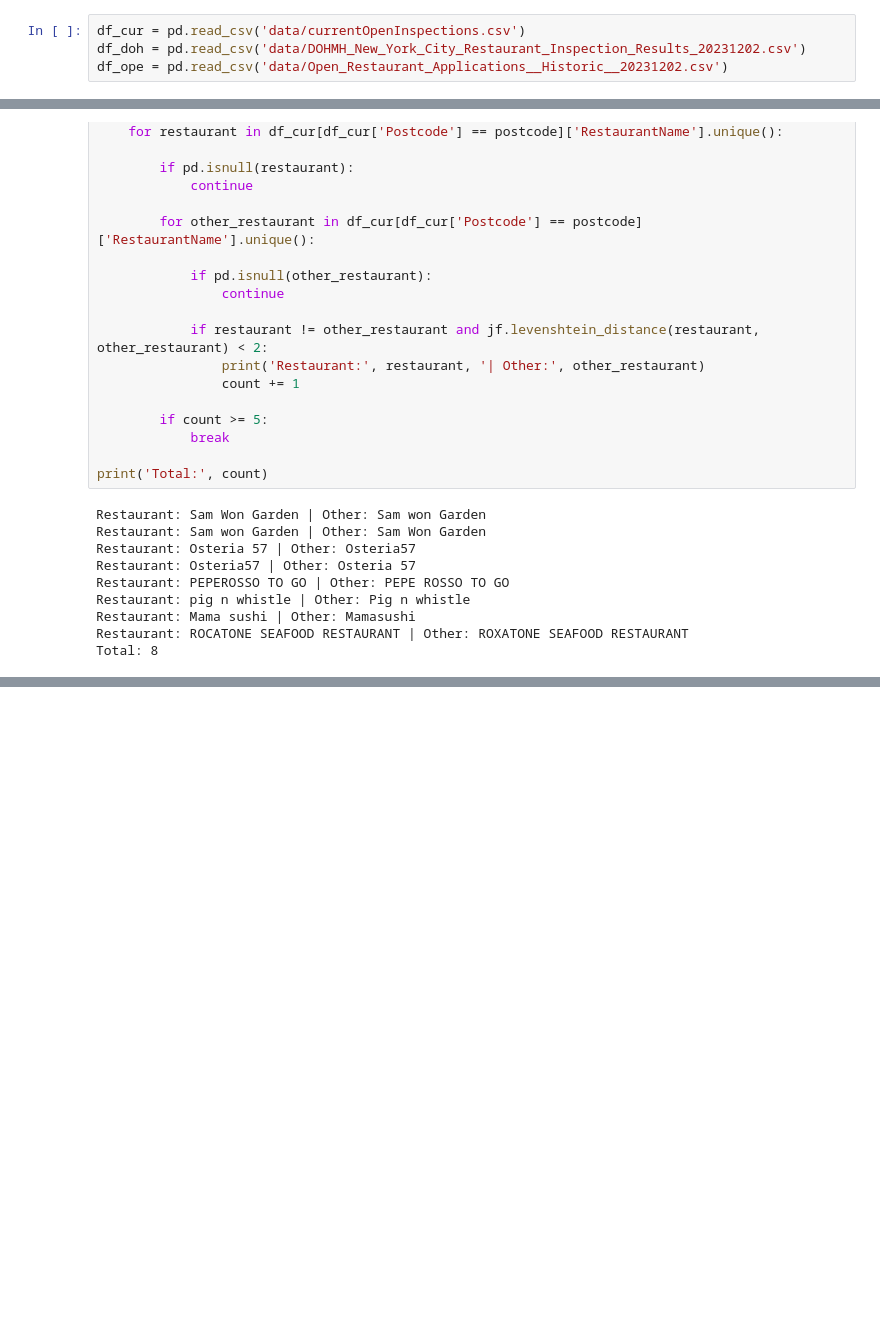
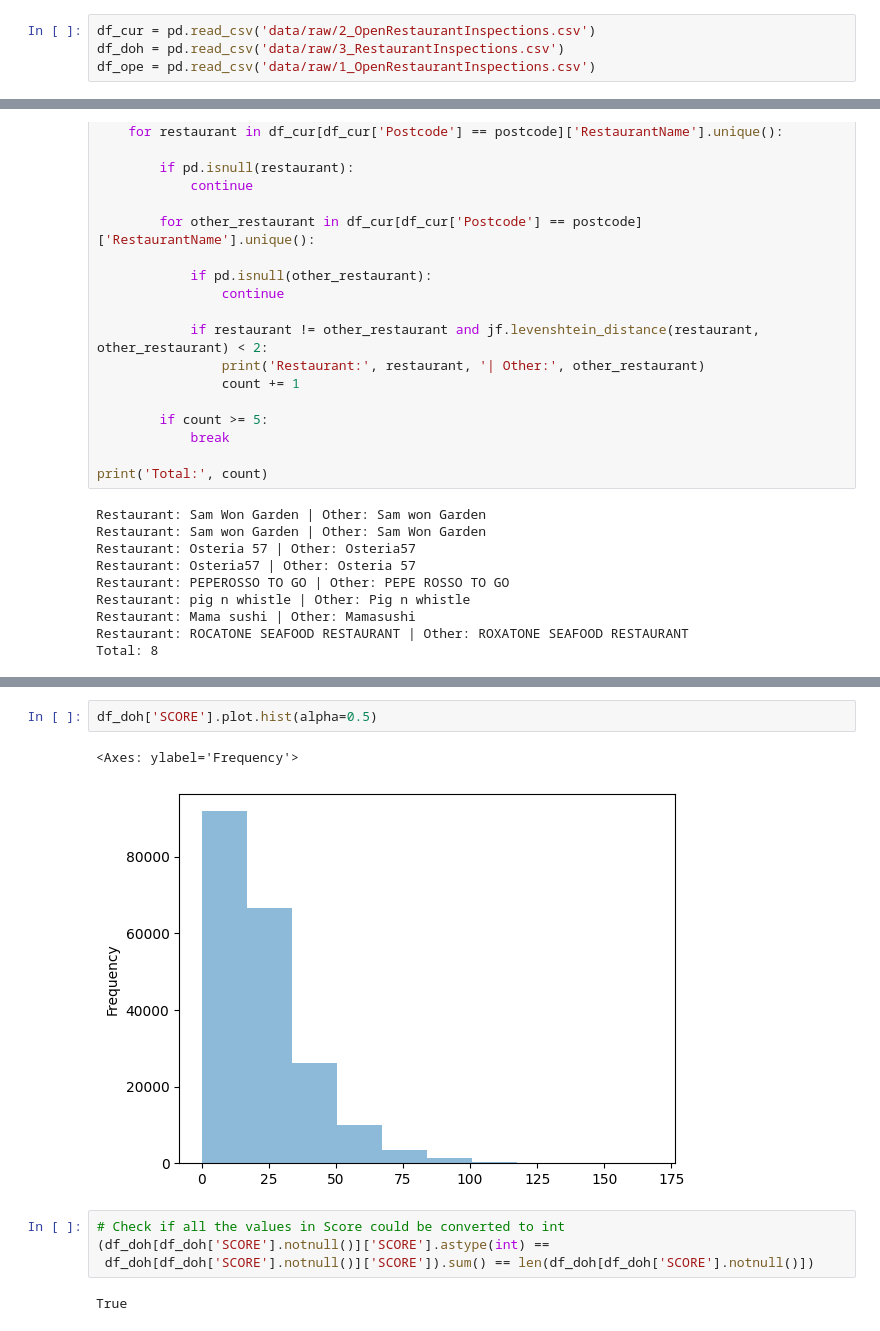
Before and after one commit to machar94/project-2-restaraunt-analytics, a Jupyter notebook: eda.ipynb, the cells around one changed output, grey strips where cells are left out. Saved outputs shown, nothing was run; the diff lists cells and outputs as text; blank space fills up the shorter version.

```diff
--- a/eda.ipynb
+++ b/eda.ipynb
@@ -24,6 +19,6 @@ class ColumnType(Enum):
     CATEGORICAL = 2
     OTHER = 3
 # %%
-df_cur = pd.read_csv('data/currentOpenInspections.csv')
-df_doh = pd.read_csv('data/DOHMH_New_York_City_Restaurant_Inspection_Results_20231202.csv')
-df_ope = pd.read_csv('data/Open_Restaurant_Applications__Historic__20231202.csv')
+df_cur = pd.read_csv('data/raw/2_OpenRestaurantInspections.csv')
+df_doh = pd.read_csv('data/raw/3_RestaurantInspections.csv')
+df_ope = pd.read_csv('data/raw/1_OpenRestaurantInspections.csv')
@@ -298,0 +388,11 @@ Total: 8
+# %%
+df_doh['SCORE'].plot.hist(alpha=0.5)
+# %% [output]
+<Axes: ylabel='Frequency'>
+[figure, added]
+# %%
+# Check if all the values in Score could be converted to int
+(df_doh[df_doh['SCORE'].notnull()]['SCORE'].astype(int) ==
+ df_doh[df_doh['SCORE'].notnull()]['SCORE']).sum() == len(df_doh[df_doh['SCORE'].notnull()])
+# %% [output]
+True
```
Also changed, not shown: parts of 27 cells of this notebook, 15 other files.
